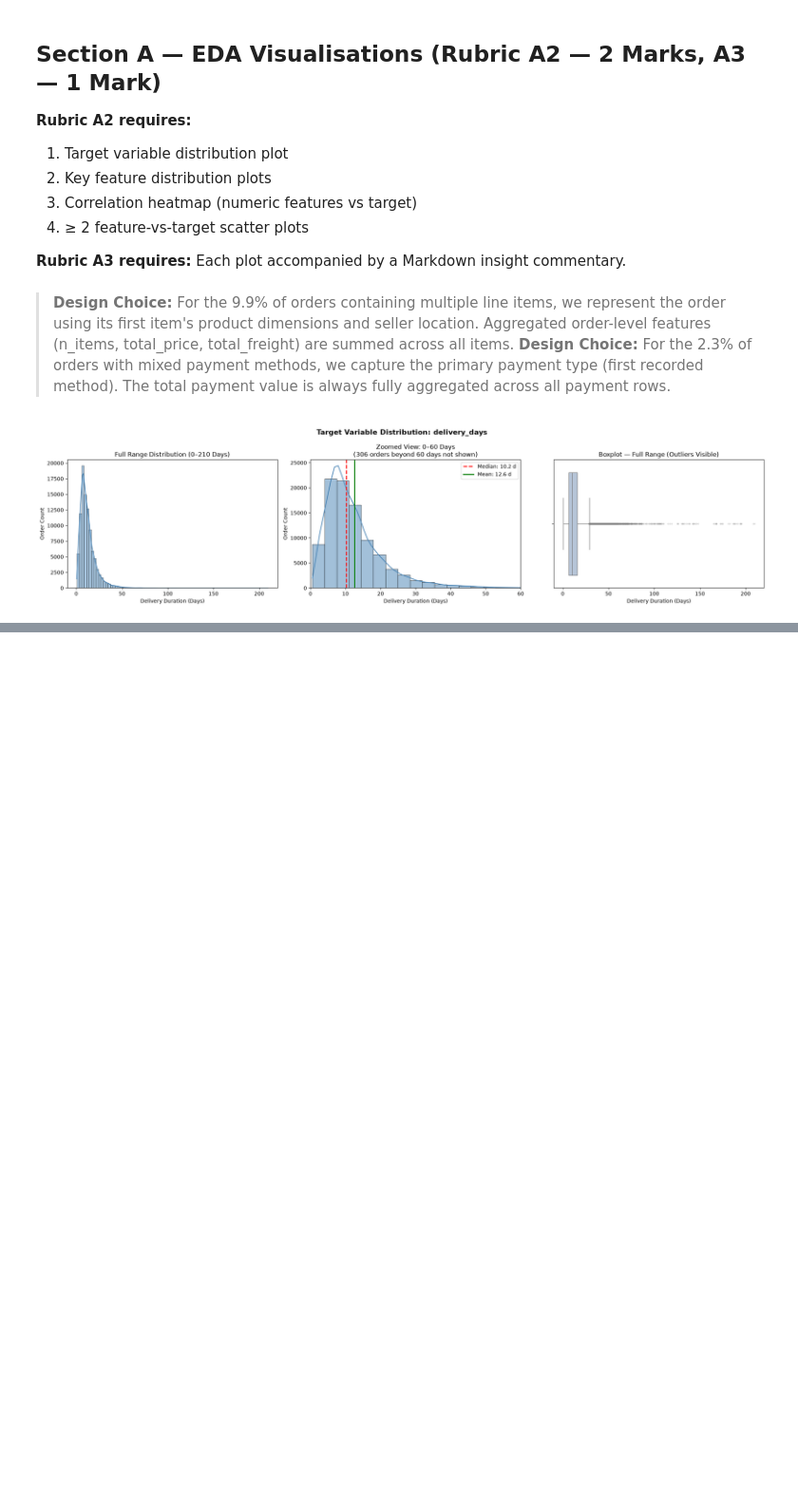
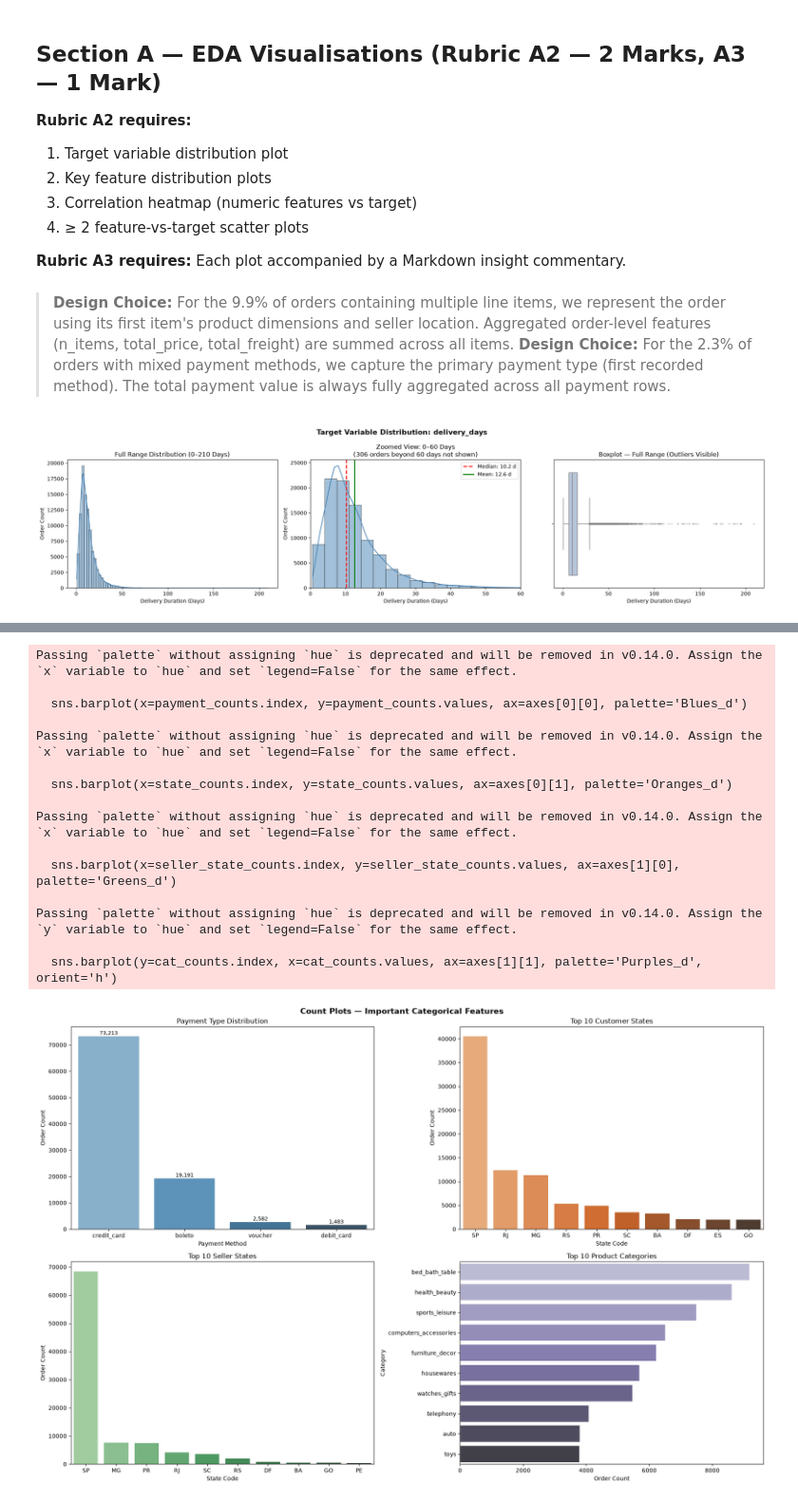
Before and after one commit to hemnath-28/ML-Evaulation-, a Jupyter notebook: regression.ipynb, the cells around one changed output, grey strips where cells are left out. Shown at 95% size. Cells and saved outputs as stored; diff of their text form; code cells hidden in the pictures; blank space fills up the shorter version.

```diff
--- a/regression.ipynb
+++ b/regression.ipynb
@@ -305,0 +355,57 @@ plt.show()
+# %%
+# ============================================================
+# CELL 7: A2 — Count Plots for Important Categorical Features
+# ============================================================
+fig, axes = plt.subplots(2, 2, figsize=(18, 12))
+fig.suptitle("Count Plots — Important Categorical Features", fontsize=14, fontweight='bold')
+
+# 1. Payment Type
+payment_counts = regression_df['payment_type'].value_counts()
+sns.barplot(x=payment_counts.index, y=payment_counts.values, ax=axes[0][0], palette='Blues_d')
+axes[0][0].set_title("Payment Type Distribution")
+axes[0][0].set_xlabel("Payment Method")
+axes[0][0].set_ylabel("Order Count")
+for bar, val in zip(axes[0][0].patches, payment_counts.values):
+    axes[0][0].text(bar.get_x() + bar.get_width()/2, bar.get_height() + 200,
+                    f'{val:,}', ha='center', va='bottom', fontsize=9)
+
+# 2. Top 10 Customer States
+state_counts = regression_df['customer_state'].value_counts().head(10)
+sns.barplot(x=state_counts.index, y=state_counts.values, ax=axes[0][1], palette='Oranges_d')
+axes[0][1].set_title("Top 10 Customer States")
+axes[0][1].set_xlabel("State Code")
+axes[0][1].set_ylabel("Order Count")
+
+# 3. Top 10 Seller States
+seller_state_counts = regression_df['seller_state'].value_counts().head(10)
+sns.barplot(x=seller_state_counts.index, y=seller_state_counts.values, ax=axes[1][0], palette='Greens_d')
+axes[1][0].set_title("Top 10 Seller States")
+axes[1][0].set_xlabel("State Code")
+axes[1][0].set_ylabel("Order Count")
+
+# 4. Top 10 Product Categories (English)
+cat_counts = regression_df['product_category_name_english'].value_counts().head(10)
+sns.barplot(y=cat_counts.index, x=cat_counts.values, ax=axes[1][1], palette='Purples_d', orient='h')
+axes[1][1].set_title("Top 10 Product Categories")
+axes[1][1].set_xlabel("Order Count")
+axes[1][1].set_ylabel("Category")
+
+plt.tight_layout()
+plt.show()
+# %% [output]
+Passing `palette` without assigning `hue` is deprecated and will be removed in v0.14.0. Assign the `x` variable to `hue` and set `legend=False` for the same effect.
+
+  sns.barplot(x=payment_counts.index, y=payment_counts.values, ax=axes[0][0], palette='Blues_d')
+
+Passing `palette` without assigning `hue` is deprecated and will be removed in v0.14.0. Assign the `x` variable to `hue` and set `legend=False` for the same effect.
+
+  sns.barplot(x=state_counts.index, y=state_counts.values, ax=axes[0][1], palette='Oranges_d')
+
+Passing `palette` without assigning `hue` is deprecated and will be removed in v0.14.0. Assign the `x` variable to `hue` and set `legend=False` for the same effect.
+
+  sns.barplot(x=seller_state_counts.index, y=seller_state_counts.values, ax=axes[1][0], palette='Greens_d')
+
+Passing `palette` without assigning `hue` is deprecated and will be removed in v0.14.0. Assign the `y` variable to `hue` and set `legend=False` for the same effect.
+
+  sns.barplot(y=cat_counts.index, x=cat_counts.values, ax=axes[1][1], palette='Purples_d', orient='h')
+[figure, added]
```
Also changed, not shown: parts of 3 cells of this notebook.
